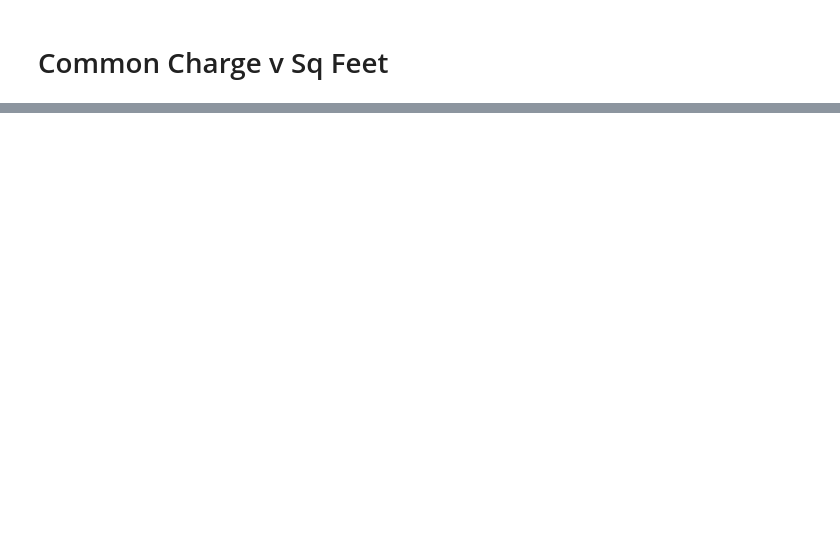
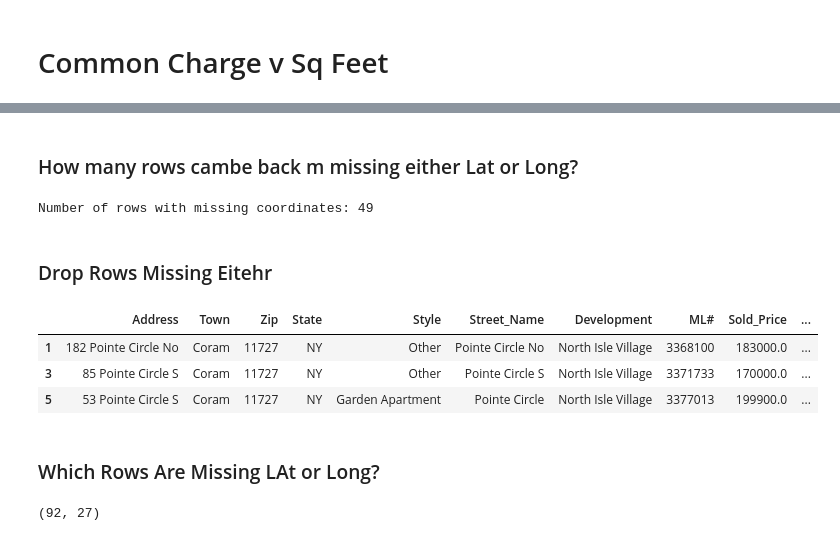
Before and after one commit to JF11579/Plotly_RE, a Jupyter notebook: Condo_Comparison_2.ipynb, the cells around one changed output, grey strips where cells are left out. Drawn from its saved outputs; the diff is of its cells as text; code cells hidden in the pictures; blank space fills up the shorter version.

```diff
--- a/Condo_Comparison_2.ipynb
+++ b/Condo_Comparison_2.ipynb
@@ -236,0 +239,8 @@ fig.show()
+# %%
+# Add a new column 'country' and fill it with 'USA'
+condo['country'] = 'USA'
+# %%
+# concatenate the cols
+
+condo['full_address'] = condo['Address'] + ', ' + condo['Town'] + '  '+ condo['country']  # + ', ' + condos['State']
+condo.head(3)
@@ -236,0 +324,25 @@ fig.show()
+# %% [markdown]
+### How many rows cambe back m missing either Lat or Long?
+# %%
+missing_coordinates_count = condo[condo['latitude'].isna() | df['longitude'].isna()].shape[0]
+
+print(f"Number of rows with missing coordinates: {missing_coordinates_count}")
+# %% [output]
+Number of rows with missing coordinates: 49
+# %% [markdown]
+### Drop Rows Missing Eitehr
+# %%
+# Create a boolean mask for rows with None or NaN in the 'latitude' column
+mask = condo['latitude'].isnull()
+
+# Use the boolean mask to filter the DataFrame and get the rows with None or NaN in 'latitude'
+rows_with_missing_latitude = condo[mask]
+
+rows_with_missing_latitude.head(3)
+# %% [output]
+|  | Address | Town | Zip | State | Style | Street_Name | Development | ML# | Sold_Price | ... |
+| 1 | 182 Pointe Circle No | Coram | 11727 | NY | Other | Pointe Circle No | North Isle Village | 3368100 | 183000.0 | ... |
+| 3 | 85 Pointe Circle S | Coram | 11727 | NY | Other | Pointe Circle S | North Isle Village | 3371733 | 170000.0 | ... |
+| 5 | 53 Pointe Circle S | Coram | 11727 | NY | Garden Apartment | Pointe Circle | North Isle Village | 3377013 | 199900.0 | ... |
+# %% [markdown]
+### Which Rows Are Missing LAt or Long?
@@ -236,0 +351,4 @@ fig.show()
+# %%
+condo.shape
+# %% [output]
+(92, 27)
```
Also changed, not shown: parts of 8 cells of this notebook.
